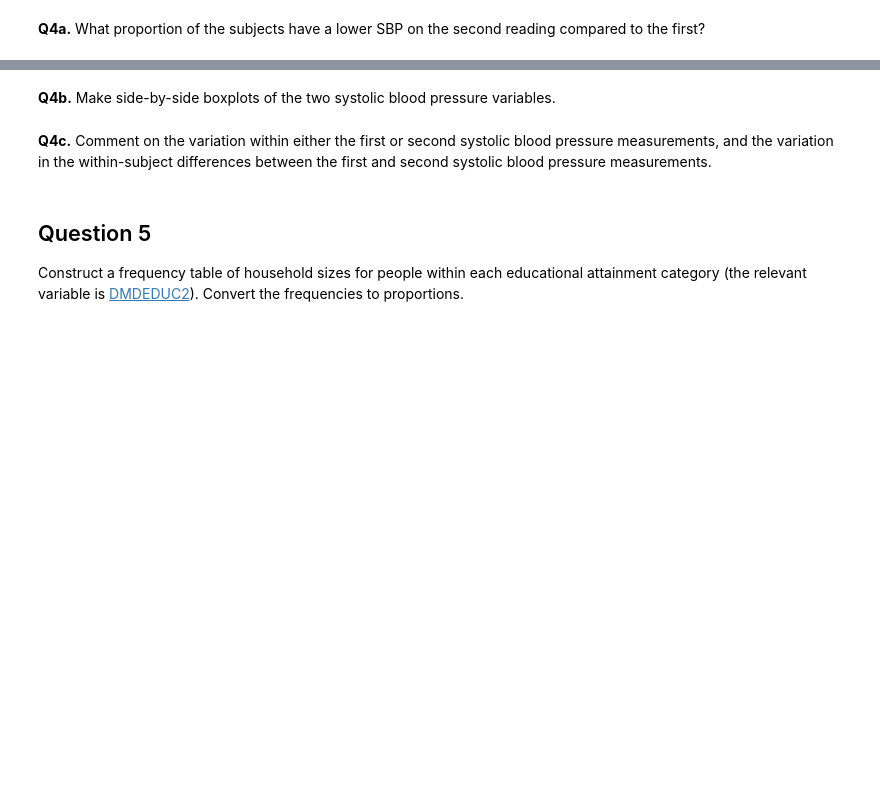
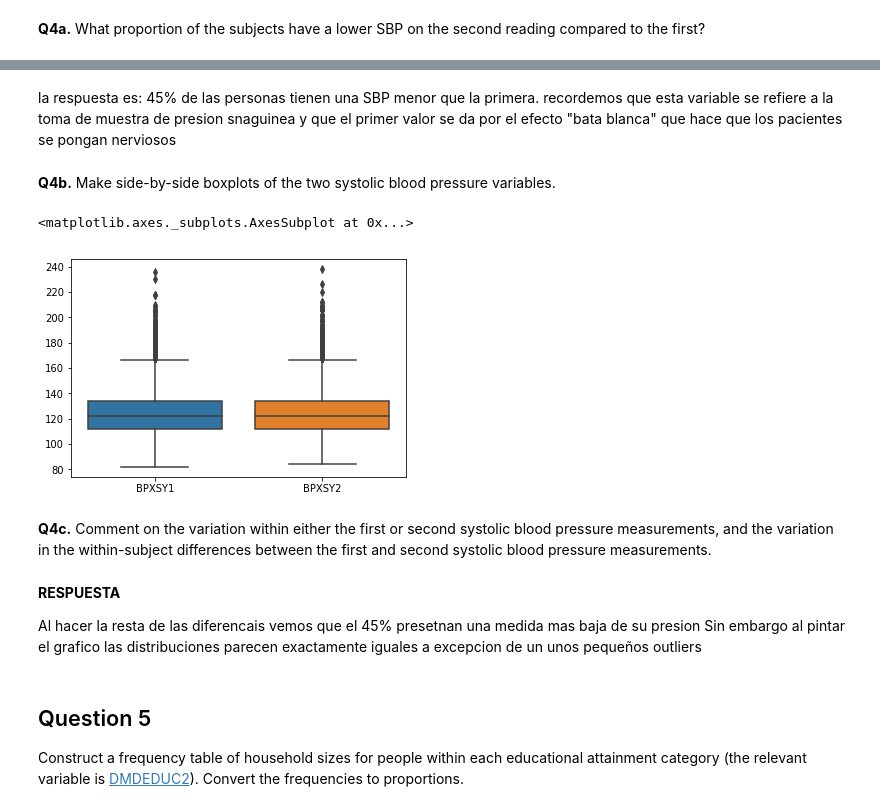
Before and after one commit to luisbenitez02/Michigan_Statistics, a Jupyter notebook: Statistic_visualization_python/week2/lab_4_practica_Full.ipynb, the cells around one changed output, grey strips where cells are left out. Cells and saved outputs as stored; diff of their text form; code cells hidden in the pictures; blank space fills up the shorter version.

Commit message:
prueba terminada
actualizacion de prueba con respuestas a Q4,Q5 y Q6

```diff
--- a/Statistic_visualization_python/week2/lab_4_practica_Full.ipynb
+++ b/Statistic_visualization_python/week2/lab_4_practica_Full.ipynb
@@ -368,9 +403,20 @@ __Q4a.__ What proportion of the subjects have a lower SBP on the second reading
+# %% [markdown]
+la respuesta es: 45% de las personas tienen una SBP menor que la primera. recordemos que esta variable se refiere a la toma de muestra de presion snaguinea y que el primer valor se da por el efecto "bata blanca" que hace que los pacientes se pongan nerviosos
 # %% [markdown]
 __Q4b.__ Make side-by-side boxplots of the two systolic blood pressure variables.
 # %%
 # insert your code here
+sns.boxplot(data=da.loc[:,["BPXSY1","BPXSY2"]])
+# %% [output]
+<matplotlib.axes._subplots.AxesSubplot at 0x...>
+[figure, added]
 # %% [markdown]
 __Q4c.__ Comment on the variation within either the first or second systolic blood pressure measurements, and the variation in the within-subject differences between the first and second systolic blood pressure measurements.
+# %% [markdown]
+**RESPUESTA**
+
+Al hacer la resta de las diferencais vemos que el 45% presetnan una medida mas baja de su presion
+Sin embargo al pintar el grafico las distribuciones parecen exactamente iguales a excepcion de un unos pequeños outliers
 # %% [markdown]
 ## Question 5
 
```
Also changed, not shown: parts of 20 cells of this notebook.
